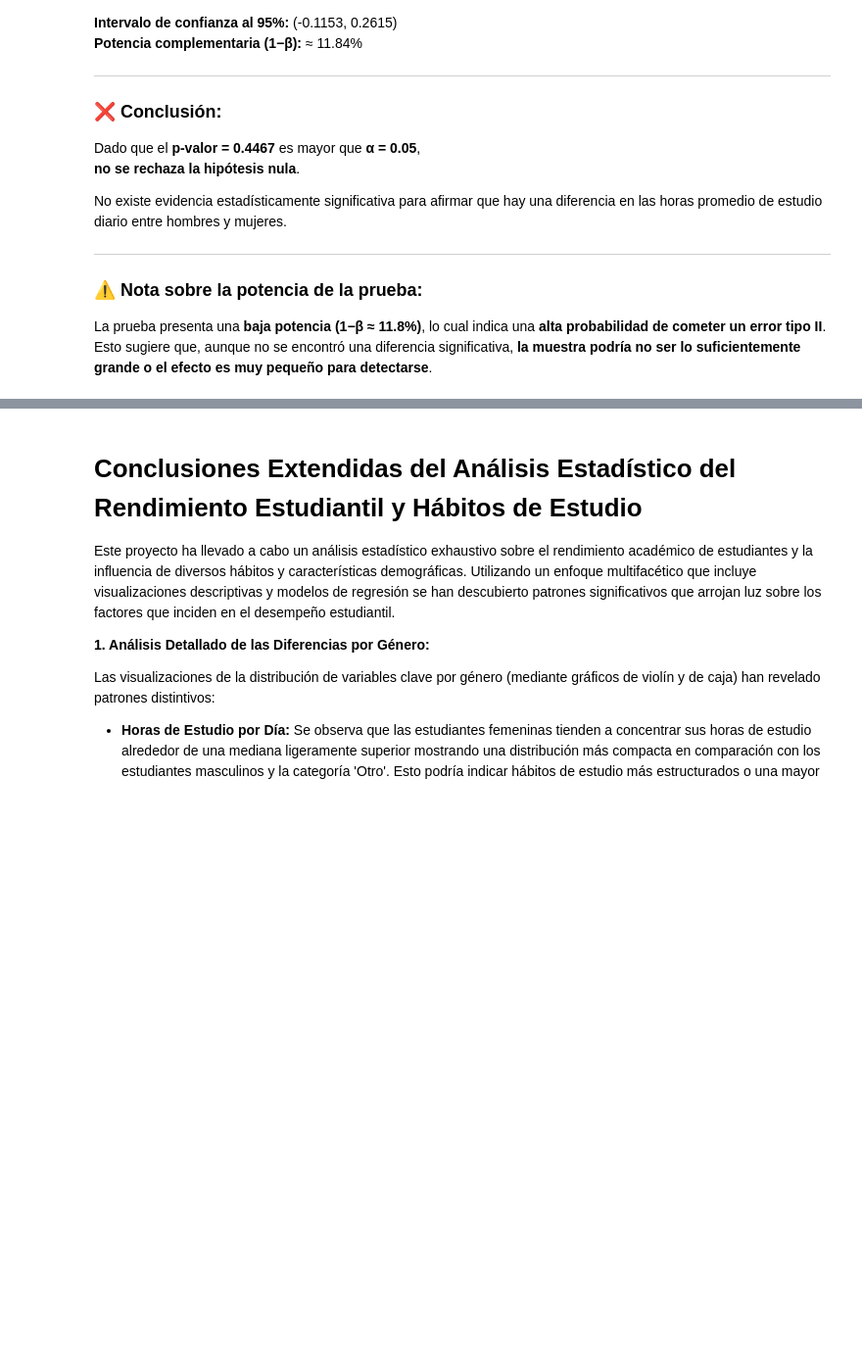
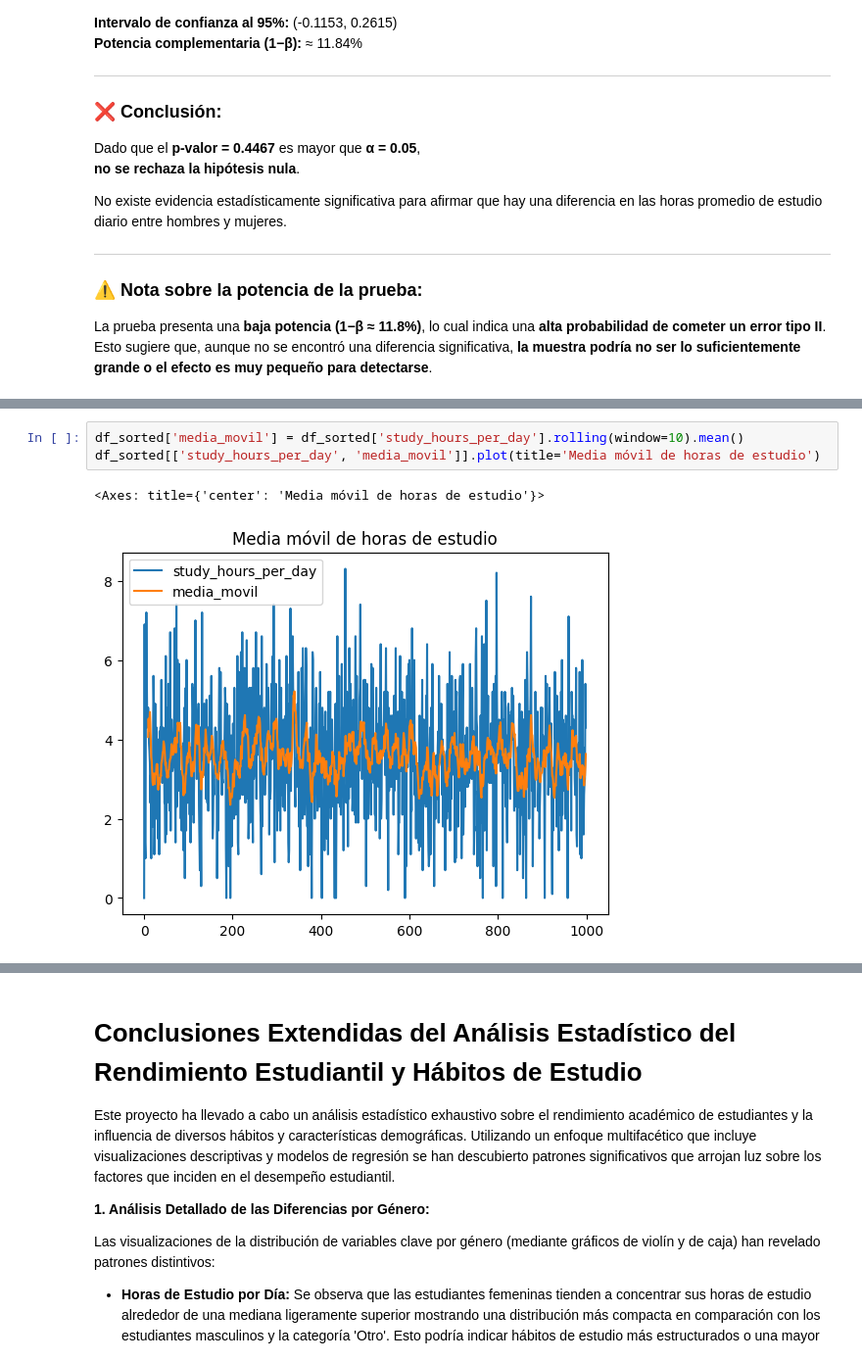
Before and after one commit to Jeymar06/ProyectoEstadisticaII, a Jupyter notebook: ProyectoEstadisticaII.ipynb, the cells around one changed output, grey strips where cells are left out. Shown at 98% size. Saved outputs shown, nothing was run; the diff lists cells and outputs as text; blank space fills up the shorter version.

```diff
--- a/ProyectoEstadisticaII.ipynb
+++ b/ProyectoEstadisticaII.ipynb
@@ -1122,0 +1134,6 @@ Esto sugiere que, aunque no se encontró una diferencia significativa, **la mues
+# %%
+df_sorted['media_movil'] = df_sorted['study_hours_per_day'].rolling(window=10).mean()
+df_sorted[['study_hours_per_day', 'media_movil']].plot(title='Media móvil de horas de estudio')
+# %% [output]
+<Axes: title={'center': 'Media móvil de horas de estudio'}>
+[figure, added]
```
Also changed, not shown: parts of 4 cells of this notebook.
